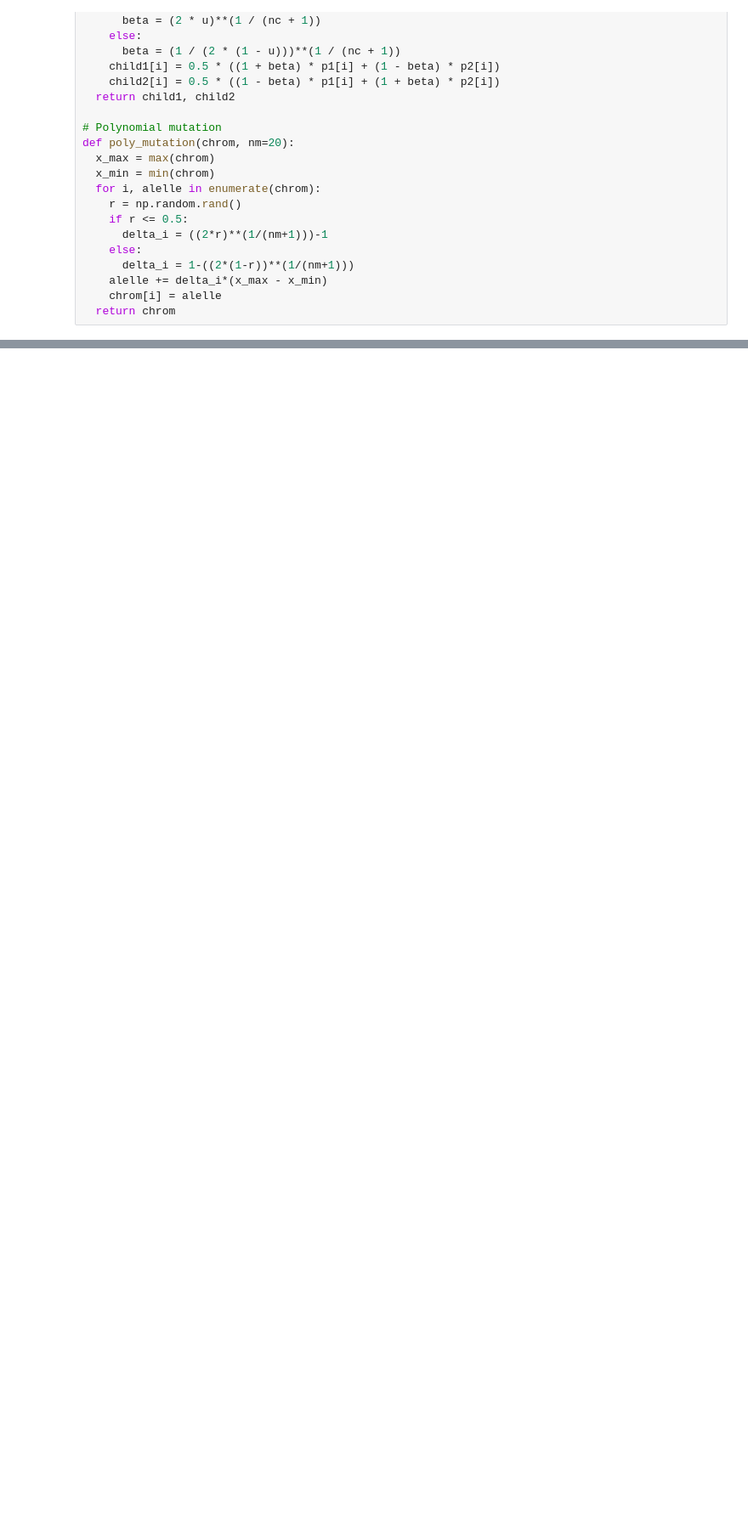
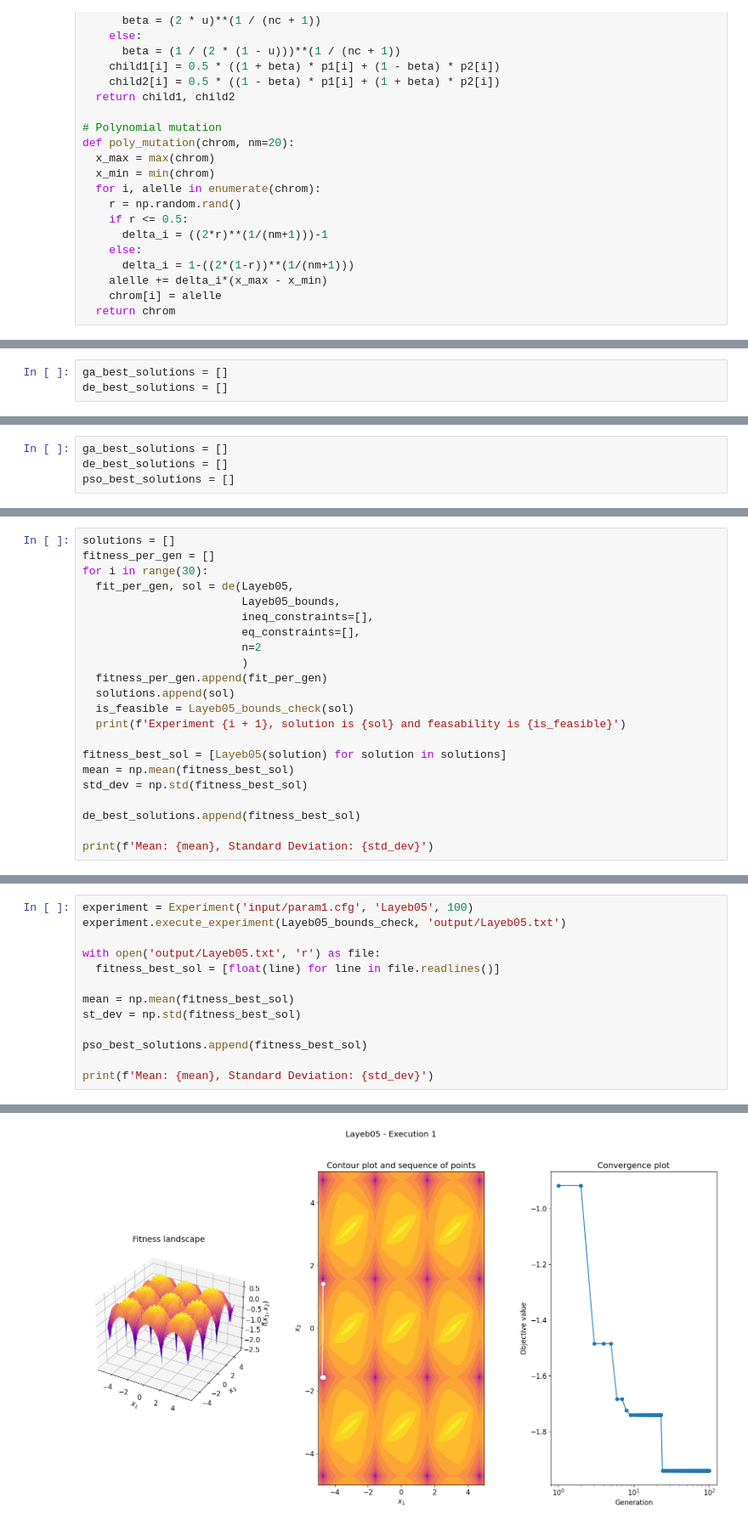
Before and after one commit to EriherSizac/MCCi-2024-Ag-Dec, a Jupyter notebook: Algoritmos Evolutivos/Tareas/Tarea 3/Tarea3.ipynb, the cells around one changed output, grey strips where cells are left out. Shown: that part at 85% size. Saved outputs shown, nothing was run; the diff lists cells and outputs as text; blank space fills up the shorter version.

```diff
--- a/Algoritmos Evolutivos/Tareas/Tarea 3/Tarea3.ipynb
+++ b/Algoritmos Evolutivos/Tareas/Tarea 3/Tarea3.ipynb
@@ -474,0 +352,3 @@ plt.show()
+# %%
+ga_best_solutions = []
+de_best_solutions = []
@@ -474,0 +1262,4 @@ plt.show()
+# %%
+ga_best_solutions = []
+de_best_solutions = []
+pso_best_solutions = []
@@ -474,0 +1305,22 @@ plt.show()
+# %%
+solutions = []
+fitness_per_gen = []
+for i in range(30):
+  fit_per_gen, sol = de(Layeb05,
+                        Layeb05_bounds,
+                        ineq_constraints=[],
+                        eq_constraints=[],
+                        n=2
+                        )
+  fitness_per_gen.append(fit_per_gen)
+  solutions.append(sol)
+  is_feasible = Layeb05_bounds_check(sol)
+  print(f'Experiment {i + 1}, solution is {sol} and feasability is {is_feasible}')
+
+fitness_best_sol = [Layeb05(solution) for solution in solutions]
+mean = np.mean(fitness_best_sol)
+std_dev = np.std(fitness_best_sol)
+
+de_best_solutions.append(fitness_best_sol)
+
+print(f'Mean: {mean}, Standard Deviation: {std_dev}')
@@ -474,0 +1344,14 @@ plt.show()
+# %%
+experiment = Experiment('input/param1.cfg', 'Layeb05', 100)
+experiment.execute_experiment(Layeb05_bounds_check, 'output/Layeb05.txt')
+
+with open('output/Layeb05.txt', 'r') as file:
+  fitness_best_sol = [float(line) for line in file.readlines()]
+
+mean = np.mean(fitness_best_sol)
+st_dev = np.std(fitness_best_sol)
+
+pso_best_solutions.append(fitness_best_sol)
+
+print(f'Mean: {mean}, Standard Deviation: {std_dev}')
+# %% [output]
@@ -474,0 +1359 @@ plt.show()
+[figure, added]
```
Also changed, not shown: parts of 65 cells of this notebook, 2 other files.
